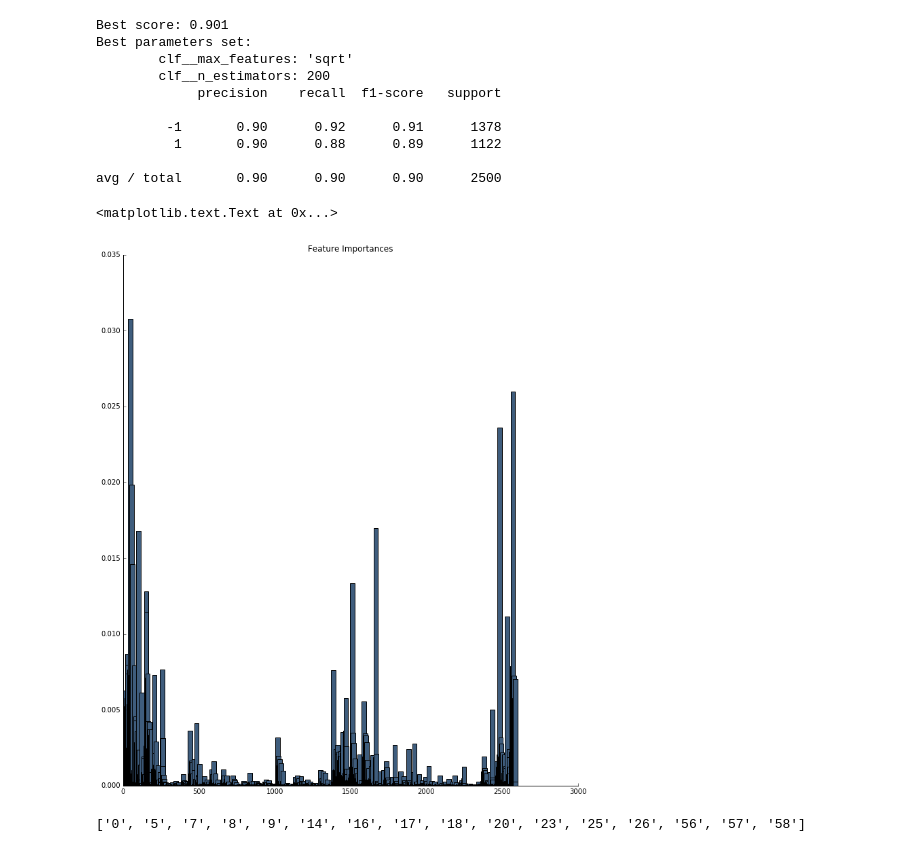
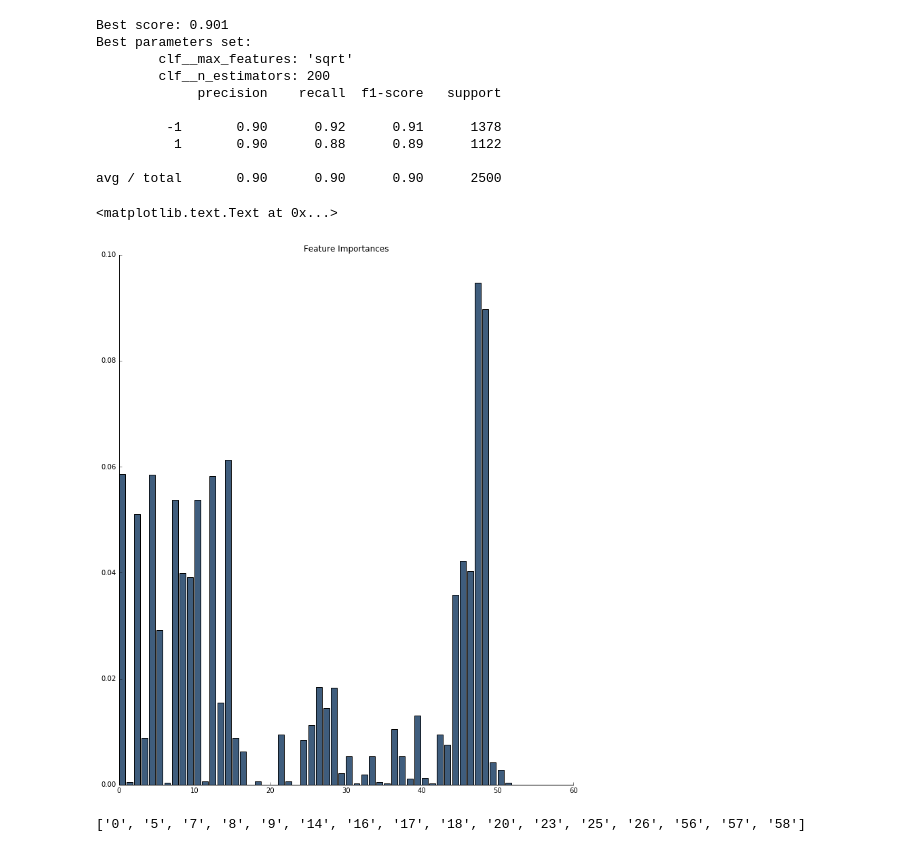
Before and after one commit to keyu-lai/Kaggle_CMOS4771, a Jupyter notebook: contest.ipynb, the cells around one changed output. Cells and saved outputs as stored; diff of their text form; code cells hidden in the pictures.

```diff
--- a/contest.ipynb
+++ b/contest.ipynb
@@ -15,17 +158,29 @@ from sklearn.decomposition import PCA
 from sklearn.preprocessing import PolynomialFeatures
 
 def prepare_data(df):
-    df4 = df
-    df1 = pd.DataFrame(df.loc[:,[u'0',u'5',u'7',u'8',u'9',u'14',u'16',u'17',u'56',u'57']])
+    df3 = df
+    df1 = pd.DataFrame(df.loc[:,[u'27',u'28',u'29',u'30',
+                                 u'31',u'32',u'33',u'34',
+                                 u'35',u'36',u'37',u'38',
+                                 u'39',u'40',u'41',u'42',
+                                 u'43',u'44',u'45',u'46',
+                                 u'47',u'48',u'49',u'50',
+                                 u'51',u'52',u'53',u'54',
+                                 u'55']])
     #0 , 26 8, 5 , 14, 23 , 58 -> boss
     #17, 56, 16,9,, 25, 57 -> yes
     #20, 18, 7 -> no
     #df2 = pd.DataFrame(df.loc[:,[u'18',u'20',u'23',u'25',u'26']])
-    df2 = pd.DataFrame(df.loc[:,[u'18',u'20',u'23',u'25',u'26',u'58']])
-    df3 = pd.DataFrame(df.drop([u'0',u'5',u'7',u'8',u'9',u'14',u'16',u'17',
-                          u'18',u'20',u'23',u'25',u'26',u'56',u'57',u'58'],axis=1))
+    df2 = pd.DataFrame(df.drop([u'27',u'28',u'29',u'30',
+                                 u'31',u'32',u'33',u'34',
+                                 u'35',u'36',u'37',u'38',
+                                 u'39',u'40',u'41',u'42',
+                                 u'43',u'44',u'45',u'46',
+                                 u'47',u'48',u'49',u'50',
+                                 u'51',u'52',u'53',u'54',
+                                 u'55'],axis=1))
 
-    return df1, df2, df3, df4
+    return df1, df2, df3
 
 def encode(dataset):
     drop_cols = []
@@ -49,11 +204,9 @@ X_quiz = pd.read_csv('quiz.csv')
 
 #split the dataset
 X_train, X_test, y_train, y_test = train_test_split(train, label)
-train_1, train_2, train_3, train_4 = prepare_data(X_train)
-test_1, test_2, test_3, test_4 = prepare_data(X_test)
-quiz_1, quiz_2, quiz_3, quiz_4 = prepare_data(X_quiz)
-
-print train_4.shape
+train_1, train_2, train_all = prepare_data(X_train)
+test_1, test_2, test_all = prepare_data(X_test)
+quiz_1, quiz_2, quiz_all = prepare_data(X_quiz)
 
 #agg_data = pd.concat([train, X_quiz],axis=0,ignore_index=True)
 
@@ -65,8 +218,5 @@ print train_4.shape
 #train = pca.fit(train).transform(train)
 #display(train.shape)
 #display(X_quiz.shape)
-
-print len(train_1.columns) + len(train_2.columns) + len(train_3.columns)
-print train.shape, train_1.shape, train_2.shape, train_3.shape
 # %% [output]
 52
@@ -917,28 +1081,33 @@ avg / total       0.90      0.90      0.90      2500
 # %%
 import matplotlib.pyplot as plt
 import numpy as np
 
 from sklearn.ensemble import ExtraTreesClassifier
 
+
+train_1 = encode(X_train)
+X_train1, X_test1, y_train1, y_test1 = train_test_split(train_1, y_train)
+
+
 xtree = ExtraTreesClassifier(n_jobs=-1,n_estimators=300,max_depth=None, max_features='log2',random_state=0)
-xtree.fit(X_train, y_train)
+xtree.fit(X_train1, y_train1)
 
 #Format the bar plot so that it is hip
 f, ax = plt.subplots(figsize=(12, 14))
 
 ax = plt.subplot(111)
 ax.spines["top"].set_visible(False)
 ax.spines["right"].set_visible(False)
 ax.get_xaxis().tick_bottom()
 ax.get_yaxis().tick_left()
 ##########################################
 
 ax.bar(range(len(xtree.feature_importances_)),
-           xtree.feature_importances_, width=30, color="#3F5D7D")
+           xtree.feature_importances_, color="#3F5D7D")
 ax.set_title("Feature Importances")
 # %% [output]
 <matplotlib.text.Text at 0x...>
-[figure, old version]
+[figure, new version]
 # %%
 pd.Series(X_train.columns).to_csv('data_col.csv')
 print(drop_cols)
```
Also changed, not shown: parts of 5 cells of this notebook, 7 other files.
